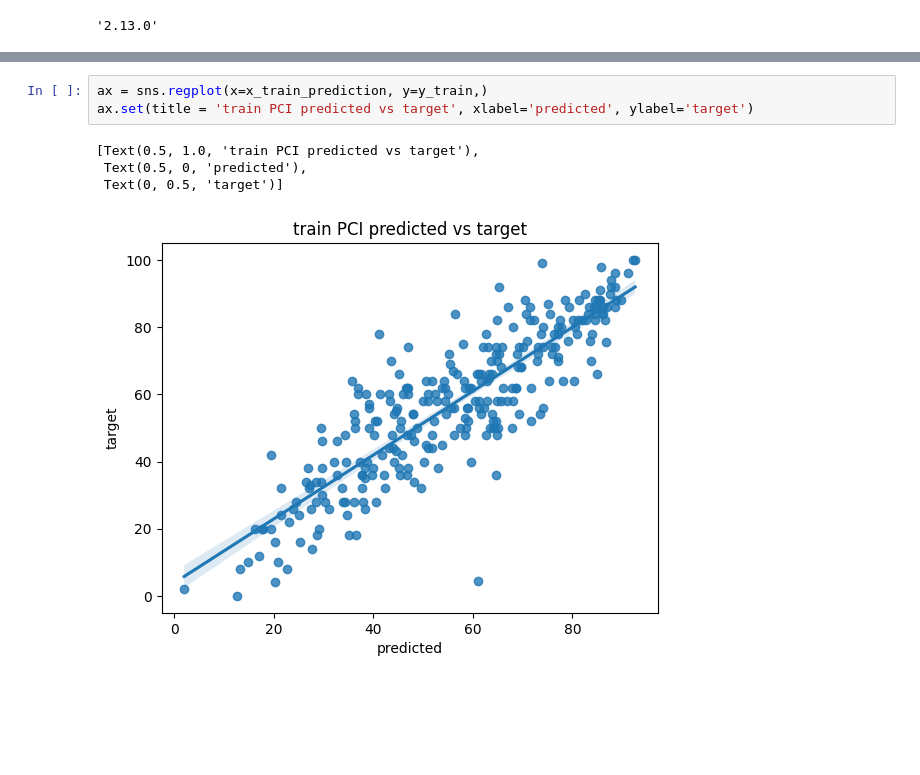
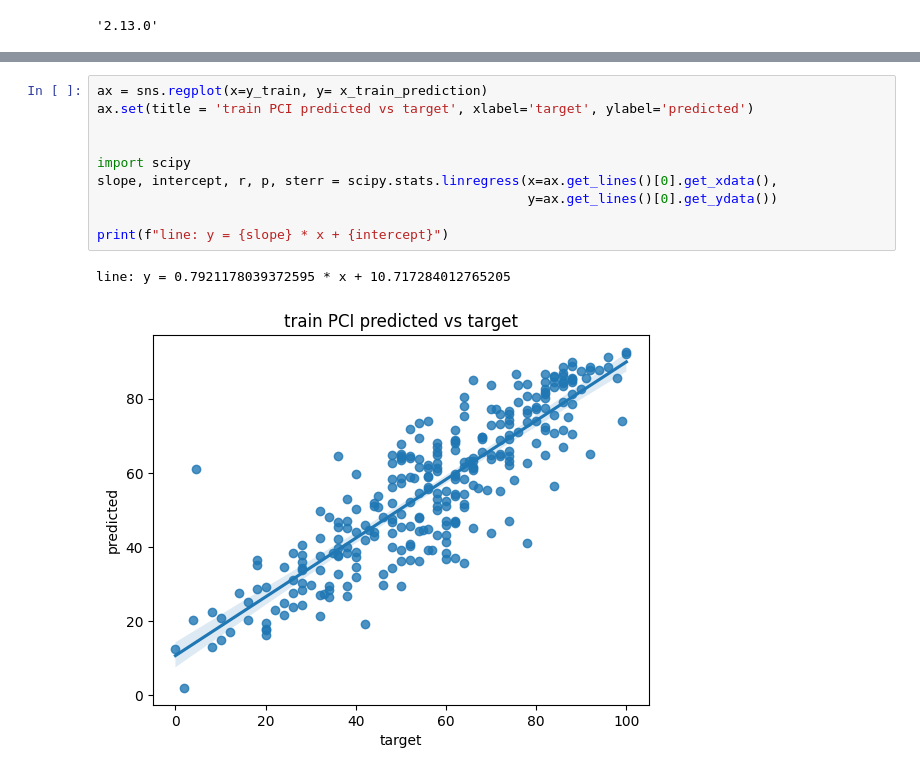
Before and after one commit to nishanKhanal/pci-prediction, a Jupyter notebook: pci/24/ann.ipynb, the cells around one changed output, grey strips where cells are left out. Cells and saved outputs as stored; diff of their text form; blank space fills up the shorter version.

Commit message:
Add display of intercept and slope of the regression line

```diff
--- a/pci/24/ann.ipynb
+++ b/pci/24/ann.ipynb
@@ -227,8 +231,13 @@ ax.set(title = 'test PCI predicted vs target', xlabel='predicted', ylabel='targe
 # %%
-ax = sns.regplot(x=x_train_prediction, y=y_train,)
-ax.set(title = 'train PCI predicted vs target', xlabel='predicted', ylabel='target')
+ax = sns.regplot(x=y_train, y= x_train_prediction)
+ax.set(title = 'train PCI predicted vs target', xlabel='target', ylabel='predicted')
+
+
+import scipy
+slope, intercept, r, p, sterr = scipy.stats.linregress(x=ax.get_lines()[0].get_xdata(),
+                                                       y=ax.get_lines()[0].get_ydata())
+
+print(f"line: y = {slope} * x + {intercept}")
 # %% [output]
-[Text(0.5, 1.0, 'train PCI predicted vs target'),
- Text(0.5, 0, 'predicted'),
- Text(0, 0.5, 'target')]
+line: y = 0.7921178039372595 * x + 10.717284012765205
-[figure, old version]
+[figure, new version]
```
Also changed, not shown: parts of 5 cells of this notebook, 3 other files.
